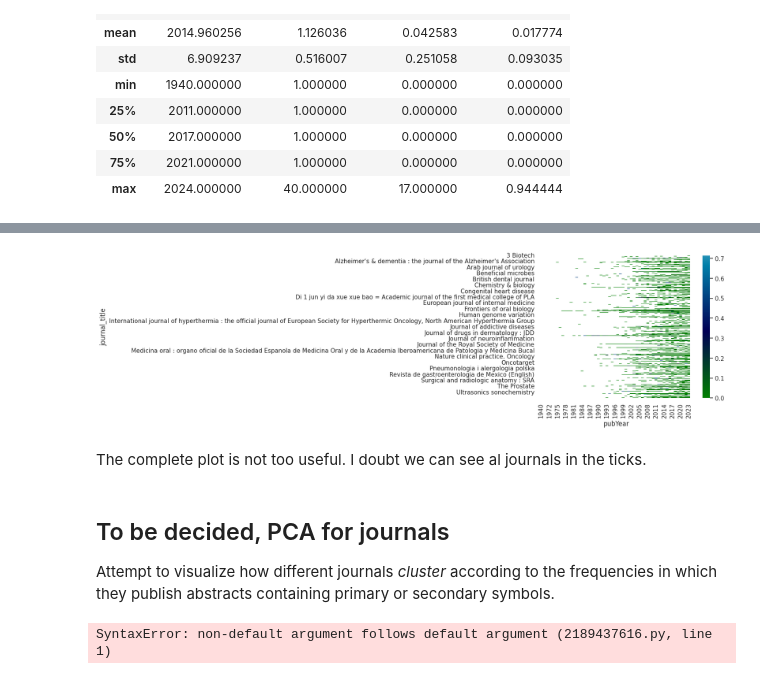
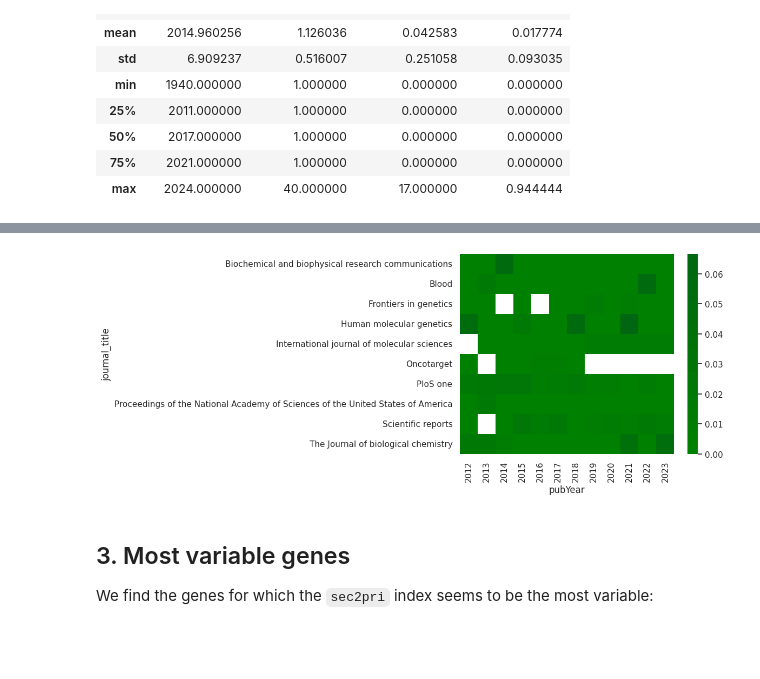
Before and after one commit to sec2pri/usecases, a Jupyter notebook: bibliometric_symbol_usage/HGNC_symbols_literature.ipynb, the cells around one changed output, grey strips where cells are left out. Drawn from its saved outputs; the diff is of its cells as text; code cells hidden in the pictures; blank space fills up the shorter version.

Commit message:
Added some more documentation, minor plot changes

```diff
--- a/bibliometric_symbol_usage/HGNC_symbols_literature.ipynb
+++ b/bibliometric_symbol_usage/HGNC_symbols_literature.ipynb
@@ -240,0 +242,4 @@ plt.show()
+# %%
+worst = list(set(sec2pri_filter.sort_values(by=['sec2pri'], ascending=False).head(100)['primarySymbol']))
+str_worst = "\n- ".join(worst)
+print("-", str_worst)
@@ -241,74 +264,16 @@ plt.show()
+# %%
+sec2pri_exclude_worst = sec2pri_filter[-sec2pri_filter['primarySymbol'].isin(worst)]
 # %%
-table = sec2pri_all.pivot_table(index='journal_title', columns='pubYear', values='sec2pri')
+table = sec2pri_exclude_worst[sec2pri_exclude_worst['pubYear']>2011].pivot_table(index='journal_title', columns='pubYear', values='sec2pri')
 
 # Create the heatmap using seaborn
 sns.heatmap(table, cmap='ocean', center=0.5)
 
 # Show the plot
 plt.show()
 # %% [output]
-[figure, old version]
+[figure, new version]
-# %% [markdown]
-The complete plot is not too useful. I doubt we can see al journals in the ticks.
-# %% [markdown]
-## To be decided, PCA for journals
-
-Attempt to visualize how different journals _cluster_ according to the frequencies in which they publish abstracts containing primary or secondary symbols.
-# %%
-def cluster_journal_symbol(data=adoption_df, n_clusters):
-    # Group by journal_title and calculate the frequency of 0s and 1s
-    grouped = data.groupby('journal_title')['symbol_type'].value_counts().unstack(fill_value=0)
-
-    # Apply PCA for dimensionality reduction
-    n_components = 2
-    pca = PCA(n_components=n_components)
-    reduced_features = pca.fit_transform(grouped)
-
-    # Cluster the data using K-Means
-    kmeans = KMeans(n_clusters=n_clusters, random_state=0)
-    cluster_labels = kmeans.fit_predict(reduced_features)
-
-    # Create a scatter plot of the clustered data
-    plt.figure(figsize=(12, 8))  # Increase figure size for more space
-
-    # Create a mapping of numeric labels to journal titles
-    label_to_journal = {}
-    for i, journal_title in enumerate(data['journal_title'].unique()):
-        label_to_journal[i] = journal_title
-
-    for cluster in range(n_clusters):
-        cluster_data = reduced_features[cluster_labels == cluster]
-
-        # Scatter plot with numeric labels
-        for i, data_idx in enumerate(np.where(cluster_labels == cluster)[0]):
-            plt.scatter(
-                cluster_data[i, 0],
-                cluster_data[i, 1],
-                label=f'Cluster {cluster}',
-                alpha=0.7,
-                color=f'C{cluster}'
-            )
-            plt.text(
-                cluster_data[i, 0] + 0.01,
-                cluster_data[i, 1] + 0.01,
-                f'{data_idx}',
-                fontsize=10
-            )
-
-    plt.xlabel('Principal Component 1')
-    plt.ylabel('Principal Component 2')
-    plt.title('Clustered Journals by symbol type usage')
-
-    # Create a color legend for clusters
-    color_legend = plt.legend(title='Cluster', loc='upper left', bbox_to_anchor=(1, 1))
-
-    # Create a numeric legend for journal titles without the legend box
-    num_legend_labels = [f'{data_idx}: {label_to_journal[data_idx]}' for data_idx in range(len(label_to_journal))]
-    num_legend_handles = [plt.Line2D([], [], color='white', marker='', label=label) for label in num_legend_labels]
-
-    plt.legend(handles=num_legend_handles, title='Journal Titles', loc='upper left', bbox_to_anchor=(1, 0.7))
-
-
-    plt.show()
-# %% [output]
-SyntaxError: non-default argument follows default argument (2189437616.py, line 1)
+# %% [markdown]
+## 3. Most variable genes
+
+We find the genes for which the `sec2pri` index seems to be the most variable:
```
Also changed, not shown: parts of 19 cells of this notebook, 3 other files.
